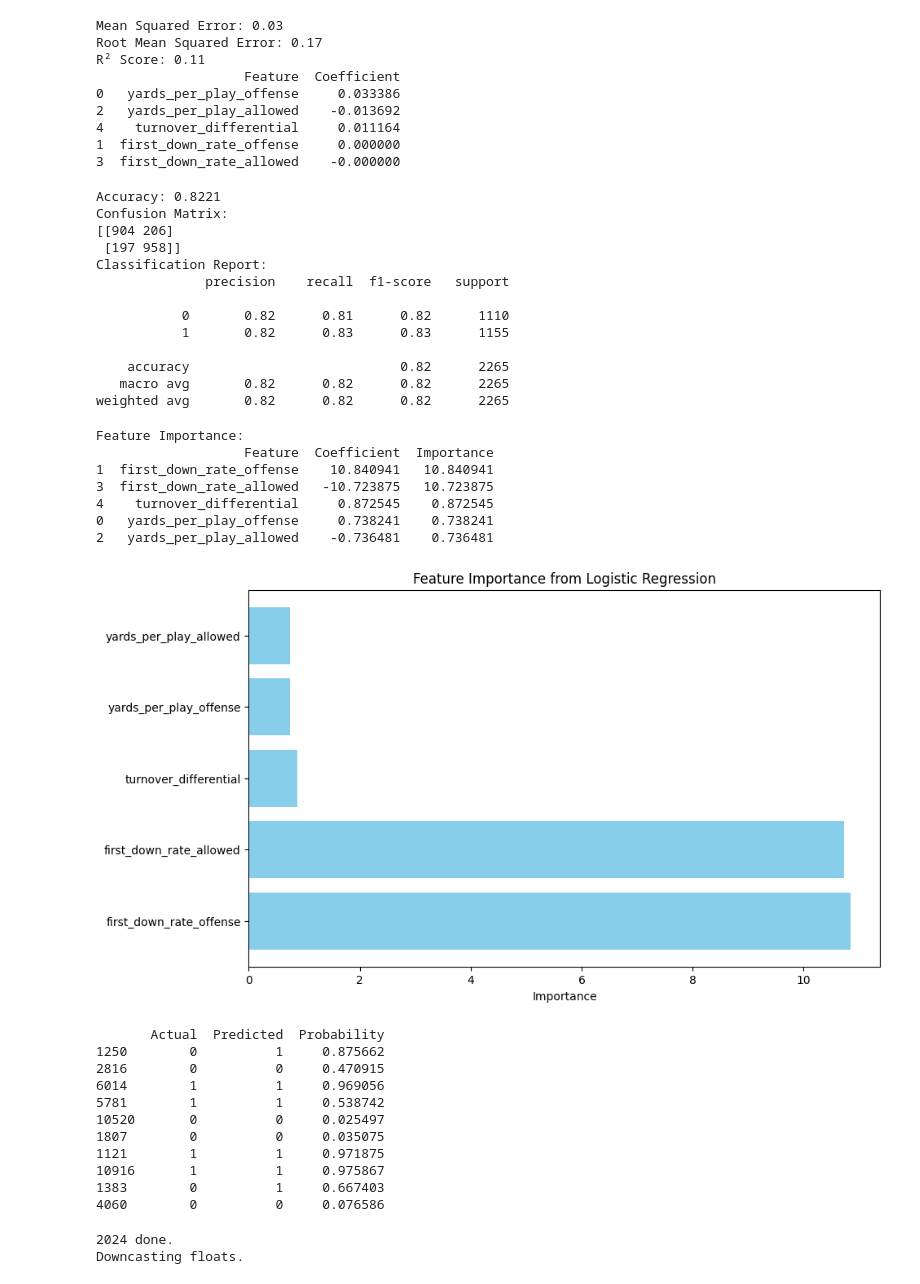
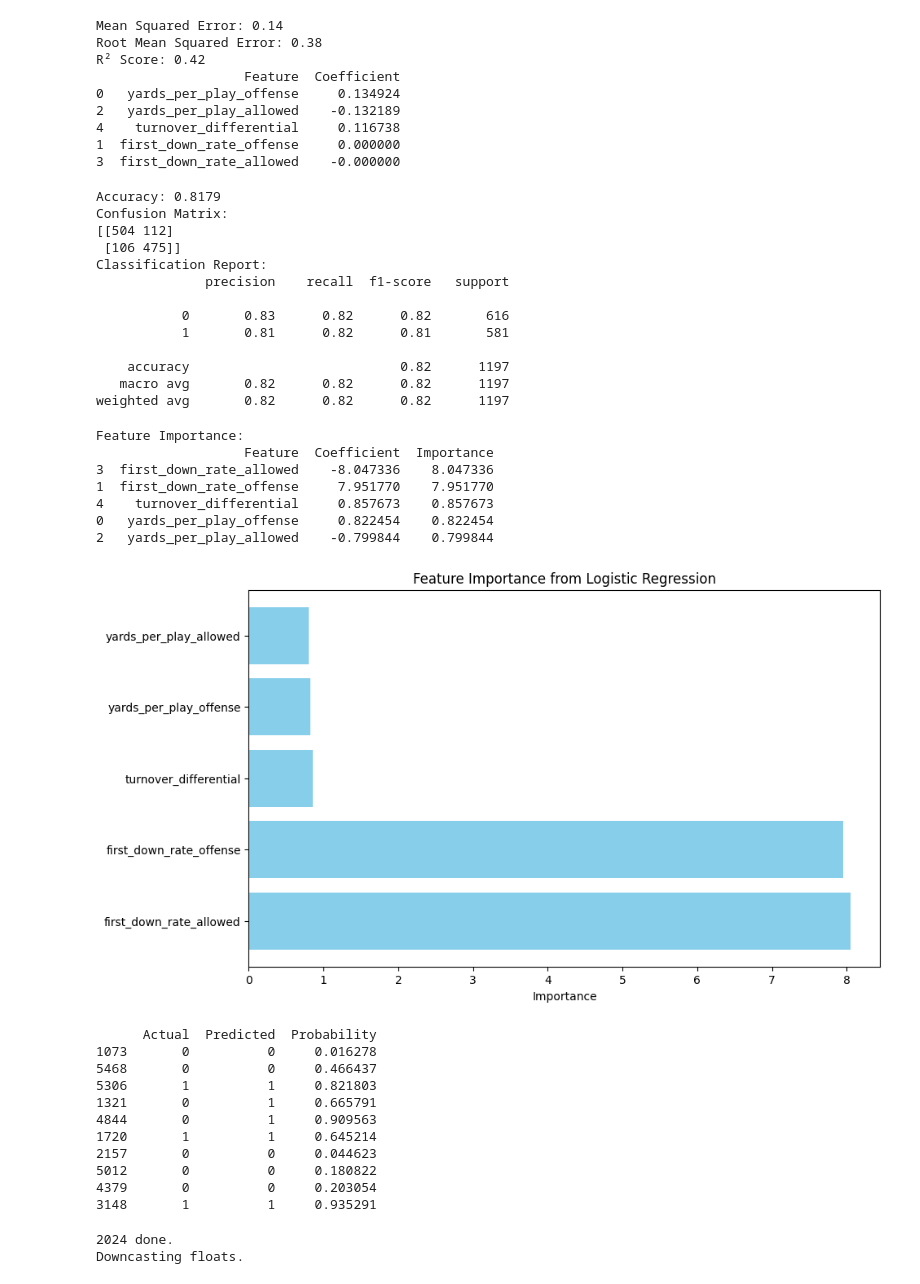
Before and after one commit to Alreco478/NFL-Outcome-Predictions, a Jupyter notebook: main.ipynb, the cells around one changed output. Saved outputs shown, nothing was run; the diff lists cells and outputs as text; code cells hidden in the pictures.

```diff
--- a/main.ipynb
+++ b/main.ipynb
@@ -14,7 +14,7 @@ from model import linreg_evaluate, optimize_alpha, rf_model_evaluate, logreg_mod
 from predict import predict_winner
 # %%
 # range of years to pull from (2003-2023)
-years = list(range(2003,2024))
+years = list(range(2013,2024))
 
 # columns to pull from database
 columns =   ['play_id', 'game_id', 'home_team', 'away_team', 'season_type', 'week', 'posteam', 'posteam_type',
@@ -217,13 +212,13 @@ lasso_model = Lasso(alpha=.01)
 lasso_model.fit(X_train, y_train)
 linreg_evaluate(lasso_model, features_test = X_test, target_test = y_test)
 # %% [output]
-Mean Squared Error: 0.03
-Root Mean Squared Error: 0.17
-R² Score: 0.11
+Mean Squared Error: 0.14
+Root Mean Squared Error: 0.38
+R² Score: 0.42
                    Feature  Coefficient
-0   yards_per_play_offense     0.033386
-2   yards_per_play_allowed    -0.013692
-4    turnover_differential     0.011164
+0   yards_per_play_offense     0.134924
+2   yards_per_play_allowed    -0.132189
+4    turnover_differential     0.116738
 1  first_down_rate_offense     0.000000
 3  first_down_rate_allowed    -0.000000
 # %%
@@ -232,44 +227,45 @@ rf_model = RandomForestClassifier(n_estimators=100, random_state=42)
 rf_model.fit(X_train, y_train)
 rf_model_evaluate(rf_model, features_test=X_test, target_test=y_test, tree_plot=False, feature_importance=False)
 # %% [output]
-Accuracy: 0.8221
+Accuracy: 0.8179
 Confusion Matrix:
-[[904 206]
- [197 958]]
+[[504 112]
+ [106 475]]
 Classification Report:
               precision    recall  f1-score   support
 
-           0       0.82      0.81      0.82      1110
-           1       0.82      0.83      0.83      1155
+           0       0.83      0.82      0.82       616
+           1       0.81      0.82      0.81       581
 
-    accuracy                           0.82      2265
-   macro avg       0.82      0.82      0.82      2265
-weighted avg       0.82      0.82      0.82      2265
+    accuracy                           0.82      1197
+   macro avg       0.82      0.82      0.82      1197
+weighted avg       0.82      0.82      0.82      1197
 # %%
 # create and evaluate logistic regression model
 logreg_model = LogisticRegression()
 logreg_model.fit(X_train, y_train)
+logreg_model_evaluate(logreg_model, X_test, y_test)
 print(logreg_model_evaluate(logreg_model, X_test, y_test, feature_importance=True).head(10))
 # %% [output]
 Feature Importance:
                    Feature  Coefficient  Importance
-1  first_down_rate_offense    10.840941   10.840941
-3  first_down_rate_allowed   -10.723875   10.723875
-4    turnover_differential     0.872545    0.872545
-0   yards_per_play_offense     0.738241    0.738241
-2   yards_per_play_allowed    -0.736481    0.736481
+3  first_down_rate_allowed    -8.047336    8.047336
+1  first_down_rate_offense     7.951770    7.951770
+4    turnover_differential     0.857673    0.857673
+0   yards_per_play_offense     0.822454    0.822454
+2   yards_per_play_allowed    -0.799844    0.799844
-[figure, old version]
+[figure, new version]
-       Actual  Predicted  Probability
-1250        0          1     0.875662
-2816        0          0     0.470915
-6014        1          1     0.969056
-5781        1          1     0.538742
-10520       0          0     0.025497
-1807        0          0     0.035075
-1121        1          1     0.971875
-10916       1          1     0.975867
-1383        0          1     0.667403
-4060        0          0     0.076586
+      Actual  Predicted  Probability
+1073       0          0     0.016278
+5468       0          0     0.466437
+5306       1          1     0.821803
+1321       0          1     0.665791
+4844       0          1     0.909563
+1720       1          1     0.645214
+2157       0          0     0.044623
+5012       0          0     0.180822
+4379       0          0     0.203054
+3148       1          1     0.935291
 # %%
 # load the current season's play by play data
 df_current = nfl.import_pbp_data([2024], columns, downcast=True)
```
Also changed, not shown: parts of 8 cells of this notebook, 1 other file.
